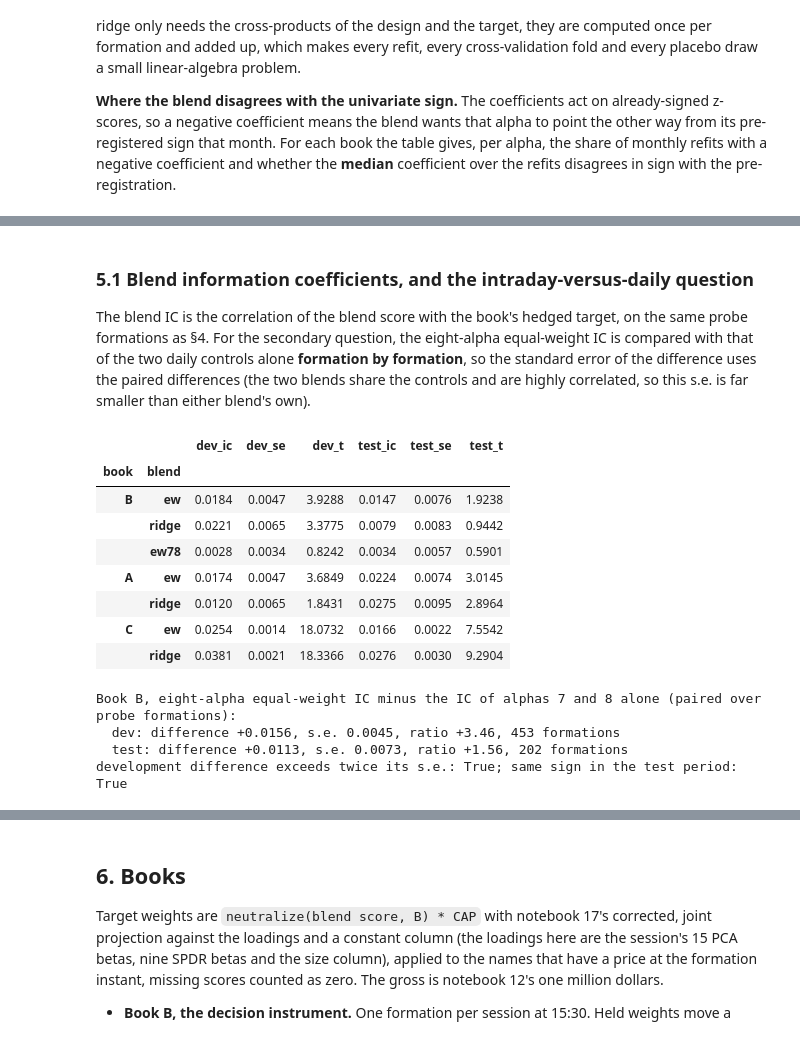
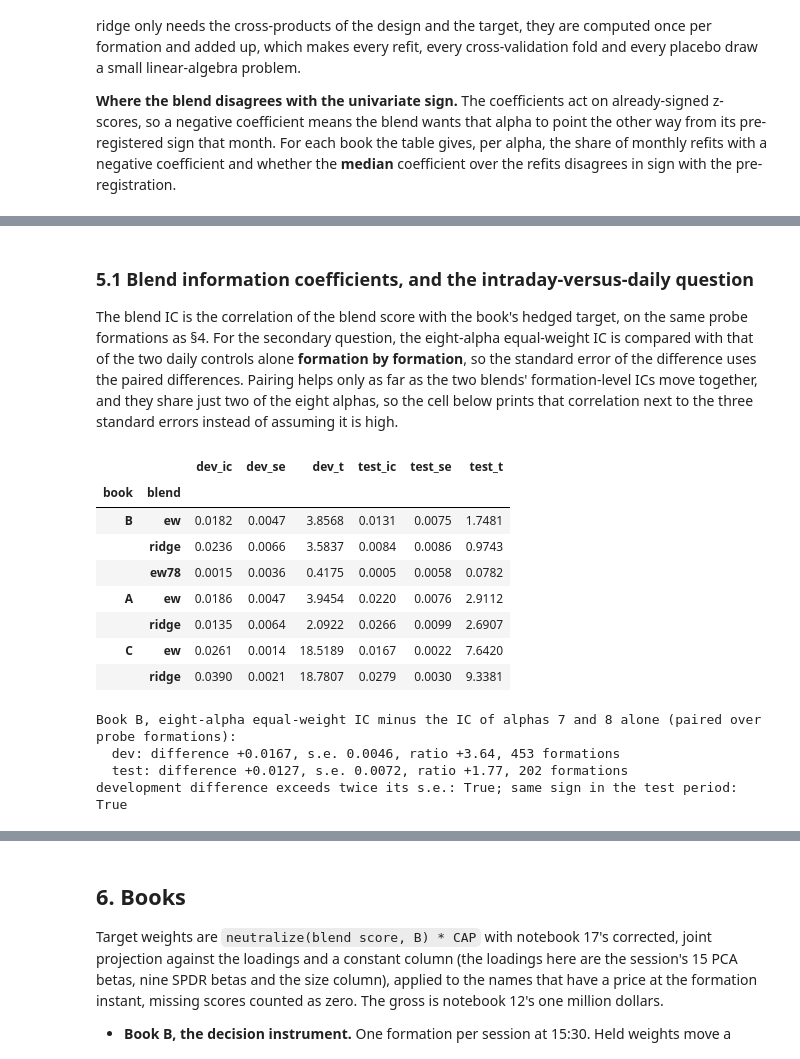
Before and after one commit to mengrenman/dynamic-hedge-pairs-trading, a Jupyter notebook: notebooks/pairs_trading_21_intraday_desk_alphas.ipynb, the cells around one changed output, grey strips where cells are left out. Cells and saved outputs as stored; diff of their text form; code cells hidden in the pictures.

```diff
--- a/notebooks/pairs_trading_21_intraday_desk_alphas.ipynb
+++ b/notebooks/pairs_trading_21_intraday_desk_alphas.ipynb
@@ -445,5 +516,13 @@ def robust_z(x):
 FROZEN_ETFS = [ln.strip() for ln in (BUILD_DIR / "nb21_etf_exclusions.txt").read_text().splitlines()
                if ln.strip() and not ln.startswith("#")]
 print(f"{len(FROZEN_ETFS)} frozen ETF-like tickers read from nb21_etf_exclusions.txt")
+# Amendment 1 (2026-09-29): instrument type from the Polygon security master, keyed by the (ticker, id) pair
+# the day lake resolved -- never by ticker alone, because a reused ticker carries another type in another era
+SM_PATH = Path(os.environ.get("DAY_LAKE", Path.home() / "local/parquet_lake/day_adj")).parent / "refdata" / "all" / "security_master.parquet"
+_sm = pd.read_parquet(SM_PATH, columns=["ticker", "holder_id", "type"]).dropna(subset=["type"])
+TYPE_OF = {(str(t), str(h)): str(ty) for t, h, ty in zip(_sm["ticker"], _sm["holder_id"], _sm["type"])}
+EQUITY_TYPES = {"CS", "ADRC"}
+print(f"security master: {len(_sm):,} typed (ticker, id) rows; equity types kept: {sorted(EQUITY_TYPES)}")
+del _sm
 # %% [output]
 79 frozen ETF-like tickers read from nb21_etf_exclusions.txt
@@ -483,11 +563,15 @@ def build_universe():
         bd_w = _big_div.iloc[i_first - FORM_DAYS:i_first]
         is_corrupt = pd.Series([(t in px_w.columns) and (float(px_w[t].max()) > 1e5 or bool(bd_w[t].any()))
                                 for t in raw], index=raw)
+        # (vi) Amendment 1: instrument type by the (ticker, id) pair; a pair with no type keeps only rules (ii)-(v)
+        _ty = [TYPE_OF.get((t, str(ID_OF.get(t)))) for t in raw]
+        is_nonequity = pd.Series([ty is not None and ty not in EQUITY_TYPES for ty in _ty], index=raw)
+        type_unknown = pd.Series([ty is None for ty in _ty], index=raw)
         f = pd.DataFrame({"month": str(m), "ticker": raw, "factor_etf": is_factor.to_numpy(),
                           "frozen_etf": is_frozen.to_numpy(), "scaled": is_scaled.to_numpy(),
                           "tracker": is_tracker.reindex(raw).fillna(False).astype(bool).to_numpy(), "r2_max": r2max.reindex(raw).to_numpy(),
-                          "corrupt": is_corrupt.to_numpy()})
-        f["excluded"] = f[["factor_etf", "frozen_etf", "scaled", "tracker", "corrupt"]].any(axis=1)
+                          "corrupt": is_corrupt.to_numpy(), "nonequity": is_nonequity.to_numpy(), "type_unknown": type_unknown.to_numpy()})
+        f["excluded"] = f[["factor_etf", "frozen_etf", "scaled", "tracker", "corrupt", "nonequity"]].any(axis=1)
         keep = f.loc[~f["excluded"], "ticker"].tolist()
         hist = hist_all.reindex(columns=keep).dropna(axis=1)
         f["no_window"] = (~f["excluded"]) & (~f["ticker"].isin(hist.columns))
@@ -521,9 +605,10 @@ rules = [("(i) factor ETFs (SPY and the nine SPDRs)", "factor_etf"),
          ("(ii) leveraged and inverse funds (detect_scaled_instruments)", "scaled"),
          ("(iii) index trackers (R-squared >= 0.90 against SPY or a SPDR)", "tracker"),
          ("(iv) frozen ETF list (79 tickers)", "frozen_etf"),
-         ("(v) corrupted day-lake series (data quality; added after the first full run, logged)", "corrupt")]
+         ("(v) corrupted day-lake series (data quality; added after the first full run, logged)", "corrupt"),
+         ("(vi) instrument type (Amendment 1: security master, keep CS and ADRC; unknown types fall back to ii-v)", "nonequity")]
 rows = []
-alone = fl[["factor_etf", "frozen_etf", "scaled", "tracker", "corrupt"]]
+alone = fl[["factor_etf", "frozen_etf", "scaled", "tracker", "corrupt", "nonequity"]]
 for label, c in rules:
     others = [o for _, o in rules if o != c]
     rows.append({"rule": label, "flagged, mean per month": fl.groupby("month")[c].sum().mean(),
@@ -534,6 +619,16 @@ rows.append({"rule": "any rule", "flagged, mean per month": fl.groupby("month")[
              "distinct tickers ever flagged": fl.loc[fl["excluded"], "ticker"].nunique()})
 excl_table = pd.DataFrame(rows).set_index("rule")
 display(excl_table.round(2))
+_kept = fl[~fl["excluded"]]
+print(f"kept names per month whose (ticker, id) pair has no type in the security master (behavioral rules only): "
+      f"mean {_kept.groupby('month')['type_unknown'].sum().mean():.1f}, max {int(_kept.groupby('month')['type_unknown'].sum().max())}")
+DEVIATIONS.append(f"Amendment 1 (2026-09-29, pre-registration file, written before this run): exclusion (vi) by instrument type "
+                  f"from the Polygon security master, keyed by the (ticker, id) pair; it flags "
+                  f"{fl.groupby('month')['nonequity'].sum().mean():.1f} names a month and removes "
+                  f"{(alone['nonequity'] & ~alone[[c for c in alone.columns if c != 'nonequity']].any(axis=1)).sum() / n_m:.1f} that no other rule "
+                  f"caught. The first run's figures (commit e012840) were: Book B equal-weight phi=0.25 net Sharpe 0.634 / 0.144 / 0.675 "
+                  f"(development / test / hold-out, primary basis), full span gross 1.130 and net 0.476 (0.548 day-lake); rule two "
+                  f"+0.0156 / +0.0113 / -0.0124.")
 sizes = pd.Series({str(m): len(UNIV[m]) for m in MONTHS})
 print(f"raw top-500 lists: {fl.groupby('month').size().mean():.0f} names per month before exclusions; "
       f"dropped only for lacking a complete formation window: {fl.groupby('month')['no_window'].sum().mean():.1f} per month")
@@ -1637,46 +1735,58 @@ Book C: ridge coefficients over 144 monthly refits up to the end of the test per
 The blend IC is the correlation of the blend score with the book's hedged target, on the same probe
 formations as §4. For the secondary question, the eight-alpha equal-weight IC is compared with that of the
 two daily controls alone **formation by formation**, so the standard error of the difference uses the paired
-differences (the two blends share the controls and are highly correlated, so this s.e. is far smaller than
-either blend's own).
+differences. Pairing helps only as far as the two blends' formation-level ICs move together, and they share
+just two of the eight alphas, so the cell below prints that correlation next to the three standard errors instead
+of assuming it is high.
 # %%
 BLEND_IC = {}
 for key, sc in SCORE.items():
     BLEND_IC[key] = row_corr(sc, PAN[key[0]]["Y"])
 rows = []
 for key in [("B", "ew"), ("B", "ridge"), ("B", "ew78"), ("A", "ew"), ("A", "ridge"), ("C", "ew"), ("C", "ridge")]:
     row = {"book": key[0], "blend": key[1]}
     for p in ("dev", "test"):
         g = ic_stats(key[0], 0, p, ic_arr=BLEND_IC[key][0], cnt_arr=BLEND_IC[key][1])
         row[f"{p}_ic"], row[f"{p}_se"], row[f"{p}_t"] = g["ic"], g["se"], g["t"]
     rows.append(row)
 blend_ic_tab = pd.DataFrame(rows).set_index(["book", "blend"])
 display(blend_ic_tab.round(4))
 
 P = PAN["B"]
 diff = BLEND_IC[("B", "ew")][0] - BLEND_IC[("B", "ew78")][0]
 ADD = {}
 for p in ("dev", "test"):
     m = P["probe"] & (P["period"] == p) & np.isfinite(diff)
     a = diff[m]
     ADD[p] = dict(diff=a.mean(), se=a.std(ddof=1) / np.sqrt(len(a)), n=len(a))
     ADD[p]["t"] = ADD[p]["diff"] / ADD[p]["se"]
 print(f"Book B, eight-alpha equal-weight IC minus the IC of alphas 7 and 8 alone (paired over probe formations):")
 for p in ("dev", "test"):
     print(f"  {p}: difference {ADD[p]['diff']:+.4f}, s.e. {ADD[p]['se']:.4f}, ratio {ADD[p]['t']:+.2f}, {ADD[p]['n']} formations")
 print(f"development difference exceeds twice its s.e.: {ADD['dev']['diff'] > 2 * ADD['dev']['se']}; "
       f"same sign in the test period: {np.sign(ADD['test']['diff']) == np.sign(ADD['dev']['diff'])}")
+
+def pairing_row(p):
+    ic8, ic2 = BLEND_IC[("B", "ew")][0], BLEND_IC[("B", "ew78")][0]
+    m = PAN["B"]["probe"] & (PAN["B"]["period"] == p) & np.isfinite(ic8) & np.isfinite(ic2)
+    a8, a2 = ic8[m], ic2[m]
+    return {"period": p, "formations": int(m.sum()), "s.e. eight-alpha blend": a8.std(ddof=1) / np.sqrt(m.sum()),
+            "s.e. controls blend": a2.std(ddof=1) / np.sqrt(m.sum()),
+            "s.e. paired difference": (a8 - a2).std(ddof=1) / np.sqrt(m.sum()),
+            "correlation of formation ICs": float(np.corrcoef(a8, a2)[0, 1])}
+pairing_tab = pd.DataFrame([pairing_row(p) for p in ("dev", "test")]).set_index("period")
+display(pairing_tab.round(4))
 # %% [output]
 |  |  | dev_ic | dev_se | dev_t | test_ic | test_se | test_t |
 | book | blend |  |  |  |  |  |  |
-| B | ew | 0.0184 | 0.0047 | 3.9288 | 0.0147 | 0.0076 | 1.9238 |
-|  | ridge | 0.0221 | 0.0065 | 3.3775 | 0.0079 | 0.0083 | 0.9442 |
-|  | ew78 | 0.0028 | 0.0034 | 0.8242 | 0.0034 | 0.0057 | 0.5901 |
-| A | ew | 0.0174 | 0.0047 | 3.6849 | 0.0224 | 0.0074 | 3.0145 |
-|  | ridge | 0.0120 | 0.0065 | 1.8431 | 0.0275 | 0.0095 | 2.8964 |
-| C | ew | 0.0254 | 0.0014 | 18.0732 | 0.0166 | 0.0022 | 7.5542 |
-|  | ridge | 0.0381 | 0.0021 | 18.3366 | 0.0276 | 0.0030 | 9.2904 |
+| B | ew | 0.0182 | 0.0047 | 3.8568 | 0.0131 | 0.0075 | 1.7481 |
+|  | ridge | 0.0236 | 0.0066 | 3.5837 | 0.0084 | 0.0086 | 0.9743 |
+|  | ew78 | 0.0015 | 0.0036 | 0.4175 | 0.0005 | 0.0058 | 0.0782 |
+| A | ew | 0.0186 | 0.0047 | 3.9454 | 0.0220 | 0.0076 | 2.9112 |
+|  | ridge | 0.0135 | 0.0064 | 2.0922 | 0.0266 | 0.0099 | 2.6907 |
+| C | ew | 0.0261 | 0.0014 | 18.5189 | 0.0167 | 0.0022 | 7.6420 |
+|  | ridge | 0.0390 | 0.0021 | 18.7807 | 0.0279 | 0.0030 | 9.3381 |
 Book B, eight-alpha equal-weight IC minus the IC of alphas 7 and 8 alone (paired over probe formations):
-  dev: difference +0.0156, s.e. 0.0045, ratio +3.46, 453 formations
-  test: difference +0.0113, s.e. 0.0073, ratio +1.56, 202 formations
+  dev: difference +0.0167, s.e. 0.0046, ratio +3.64, 453 formations
+  test: difference +0.0127, s.e. 0.0072, ratio +1.77, 202 formations
 development difference exceeds twice its s.e.: True; same sign in the test period: True
```
Also changed, not shown: parts of 59 cells of this notebook, 4 other files.
